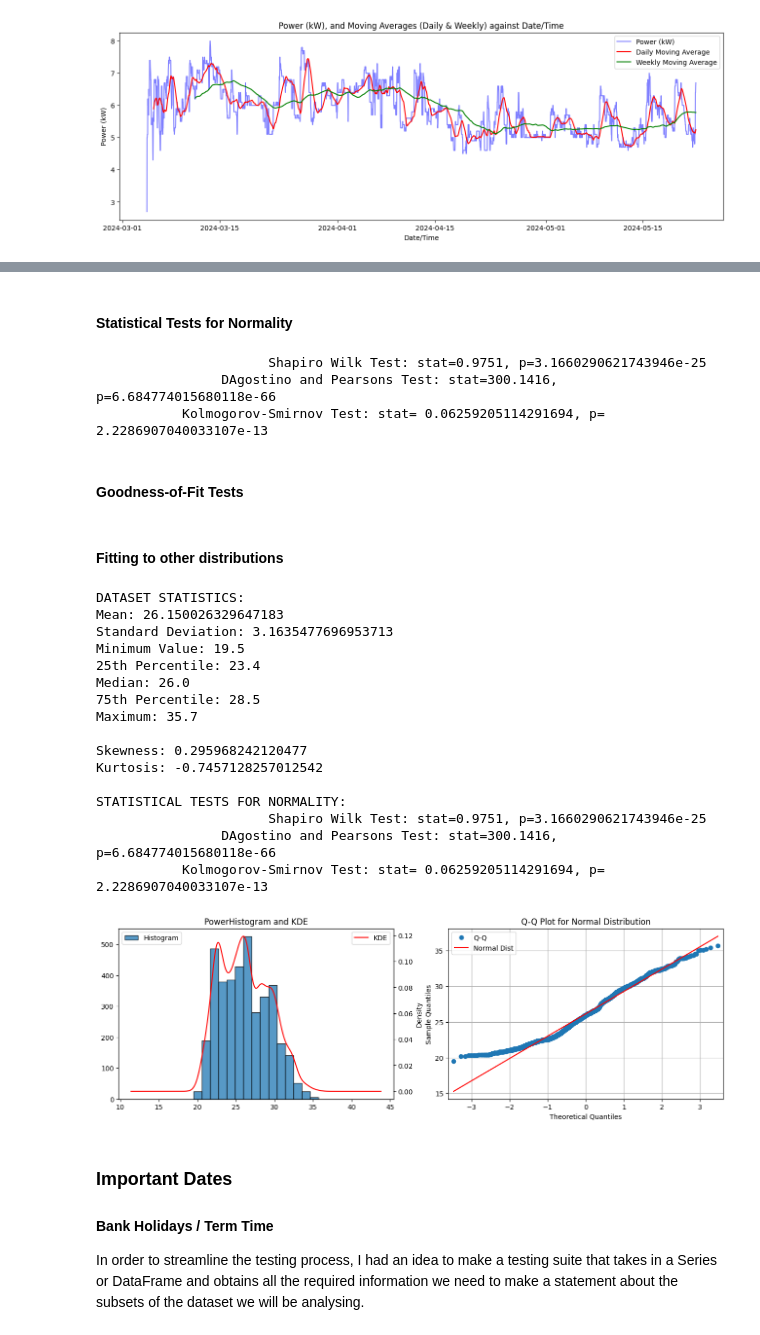
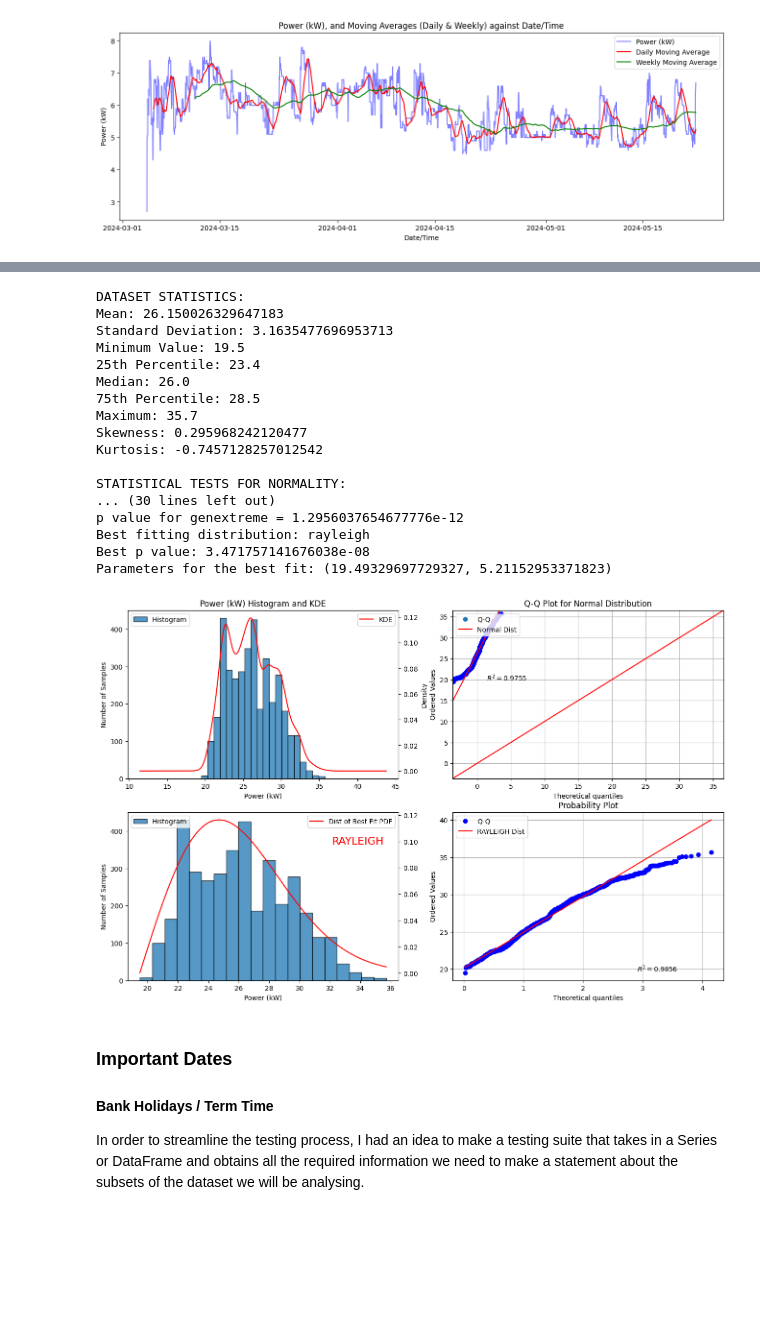
Before and after one commit to ogahector/power_analysis_eeedept, a Jupyter notebook: src/main.ipynb, the cells around one changed output, grey strips where cells are left out. Cells and saved outputs as stored; diff of their text form; code cells hidden in the pictures; blank space fills up the shorter version.

Commit message:
testingsuite became mylib and successful stat_analysis func - tbcompleted

```diff
--- a/src/main.ipynb
+++ b/src/main.ipynb
@@ -421,12 +422,0 @@ As the first sample has a significantly low current value, it is considered an o
-# %%
-HEADER = 'Current 1 (amps)'
-print("Mean: "+str(np.mean(dl1[HEADER])))
-print("Standard Deviation: "+str(np.std(dl1[HEADER])))
-print("Minimum Value: "+str(min(dl1[HEADER])))
-print("25th Percentile: "+str(np.percentile(dl1[HEADER], 25)))
-print("Median: "+str(np.median(dl1[HEADER])))
-print("75th Percentile: "+str(np.percentile(dl1[HEADER], 75)))
-print("Maximum: "+str(max(dl1[HEADER])))
-print()
-print("Skewness: "+str(stats.skew(dl1[HEADER])))
-print("Kurtosis: "+str(stats.kurtosis(dl1[HEADER])))
@@ -474,39 +423,24 @@ Text(0.5, 1.0, 'Q-Q Plot for Normal Distribution')
-# %% [markdown]
-#### Statistical Tests for Normality
-# %%
-print(f"Shapiro Wilk Test: stat={stats.shapiro(dl1[HEADER])[0]:.4f}, p={stats.shapiro(dl1[HEADER])[1]}".center(100))
-print(f'DAgostino and Pearsons Test: stat={stats.normaltest(dl1[HEADER])[0]:.4f}, p={stats.normaltest(dl1[HEADER])[1]}'.center(100))
-ks_test = stats.kstest(dl1['Current 1 (amps)'], 'norm', args=(dl1[HEADER].mean(), dl1[HEADER].std()))
-print(f'Kolmogorov-Smirnov Test: stat= {ks_test[0]}, p= {ks_test[1]}'.center(100))
-# %% [output]
-                      Shapiro Wilk Test: stat=0.9751, p=3.1660290621743946e-25
-                DAgostino and Pearsons Test: stat=300.1416, p=6.684774015680118e-66
-           Kolmogorov-Smirnov Test: stat= 0.06259205114291694, p= 2.2286907040033107e-13
-# %% [markdown]
-#### Goodness-of-Fit Tests
-# %% [markdown]
-#### Fitting to other distributions
 # %%
-import testingsuite
-testingsuite.statistical_analysis(dl1['Current 1 (amps)'])
+mylib.statistical_analysis(dl1['Current 1 (amps)'], bins=20, header=HEADER)
 # %% [output]
 DATASET STATISTICS:
 Mean: 26.150026329647183
 Standard Deviation: 3.1635477696953713
 Minimum Value: 19.5
 25th Percentile: 23.4
 Median: 26.0
 75th Percentile: 28.5
 Maximum: 35.7
-
 Skewness: 0.295968242120477
 Kurtosis: -0.7457128257012542
 
 STATISTICAL TESTS FOR NORMALITY:
-                      Shapiro Wilk Test: stat=0.9751, p=3.1660290621743946e-25
-                DAgostino and Pearsons Test: stat=300.1416, p=6.684774015680118e-66
-           Kolmogorov-Smirnov Test: stat= 0.06259205114291694, p= 2.2286907040033107e-13
+... (30 lines left out)
+p value for genextreme = 1.2956037654677776e-12
+Best fitting distribution: rayleigh
+Best p value: 3.471757141676038e-08
+Parameters for the best fit: (19.49329697729327, 5.21152953371823)
-[figure, old version]
+[figure, new version]
 # %% [markdown]
 ### Important Dates
 #### Bank Holidays / Term Time
```
Also changed, not shown: parts of 6 cells of this notebook, 2 other files.
